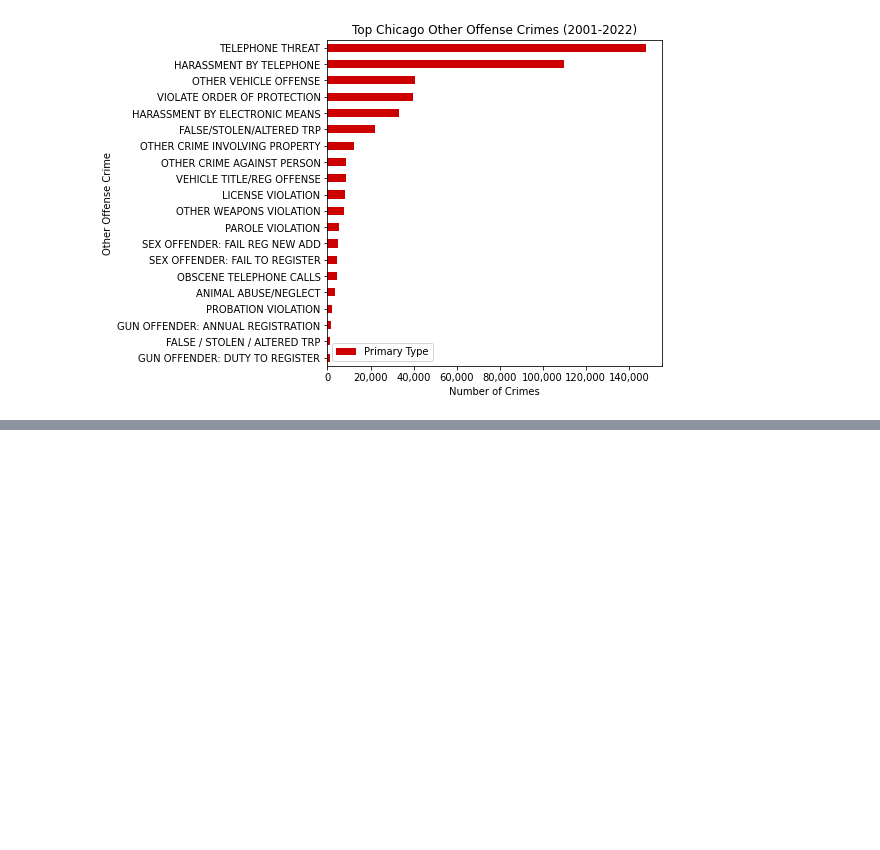
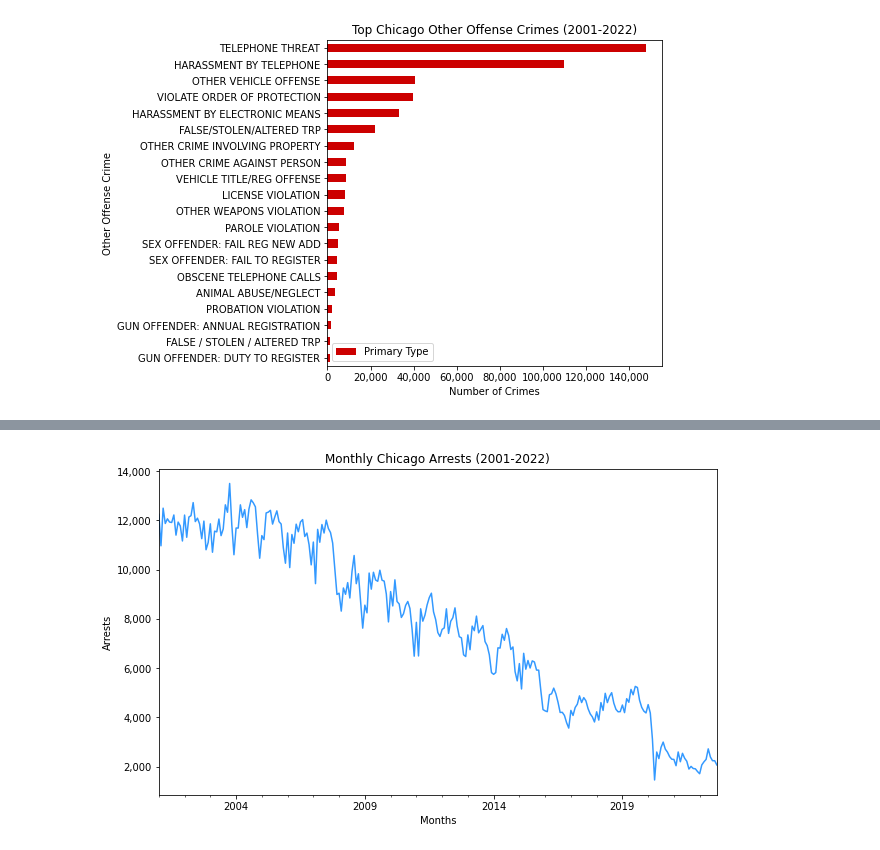
Before and after one commit to RandomFractals/chicago-crimes, a Jupyter notebook: notebooks/chicago-crimes-pandas.ipynb, the cells around one changed output, grey strips where cells are left out. Drawn from its saved outputs; the diff is of its cells as text; code cells hidden in the pictures; blank space fills up the shorter version.

```diff
--- a/notebooks/chicago-crimes-pandas.ipynb
+++ b/notebooks/chicago-crimes-pandas.ipynb
@@ -200,3 +200,10 @@ ax.xaxis.set_major_formatter(ticker.StrMethodFormatter('{x:,.0f}'))
 plt.show()
 # %% [output]
 [figure]
+# %%
+# read parquet data with date info
+crimes = pd.read_parquet('../data/crimes.parquet')
+# %%
+# set Date index for time series
+crimes.index = crimes['Date']
+crimes
@@ -202,0 +245,4 @@ plt.show()
+# %%
+# get arrests
+arrests = crimes[crimes['Arrest'] == True]['Arrest']
+arrests.head()
@@ -202,0 +269,12 @@ plt.show()
+# %%
+# plot monthly arrests
+monthly_arrests = arrests.resample('M').sum()
+monthly_arrests.plot(figsize=(10, 6), color='#3399ff')
+plt.title('Monthly Chicago Arrests (2001-2022)')
+plt.xlabel('Months')
+plt.ylabel('Arrests')
+ax = plt.gca()
+ax.yaxis.set_major_formatter(ticker.StrMethodFormatter('{x:,.0f}'))
+plt.show()
+# %% [output]
+[figure, added]
```
Also changed, not shown: parts of 11 cells of this notebook.
